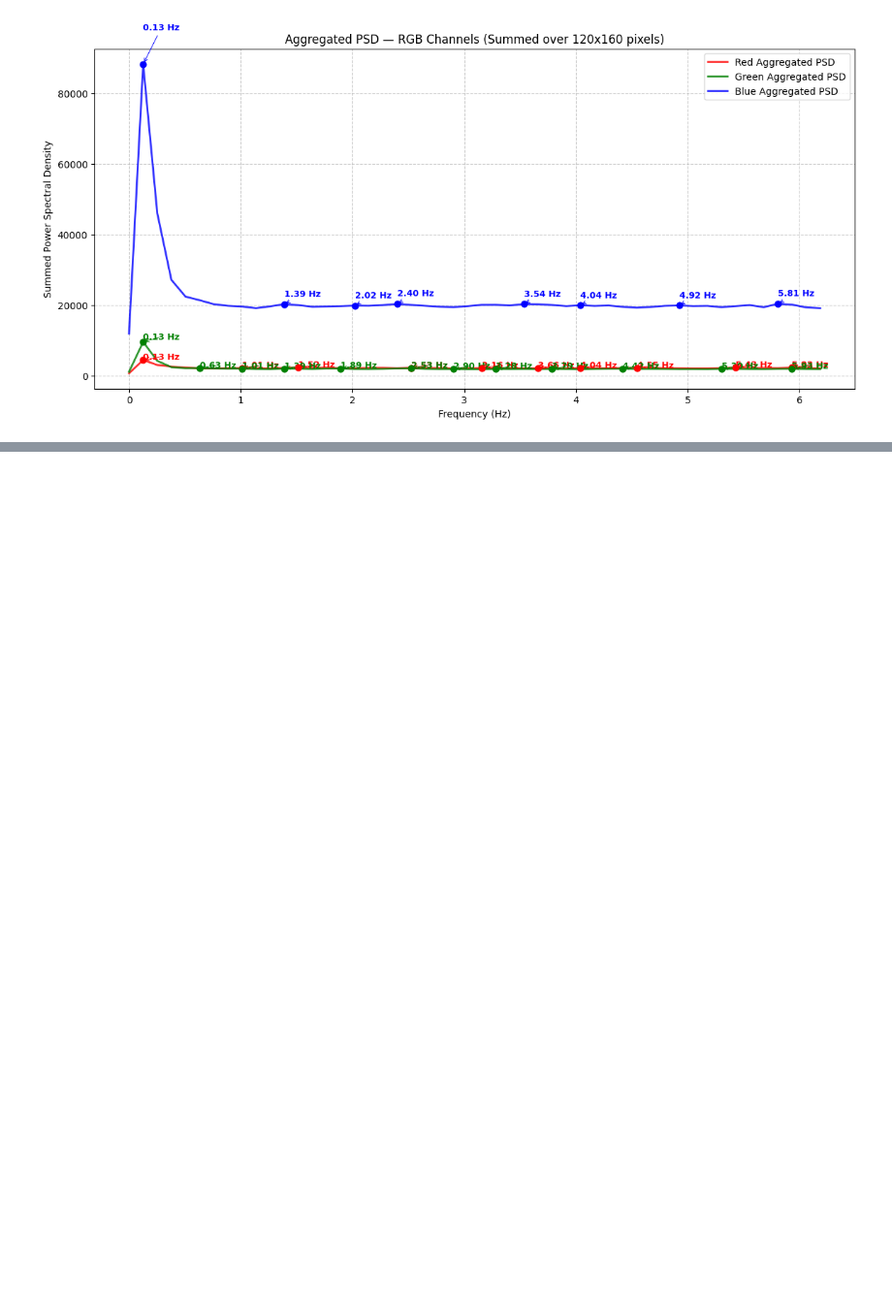
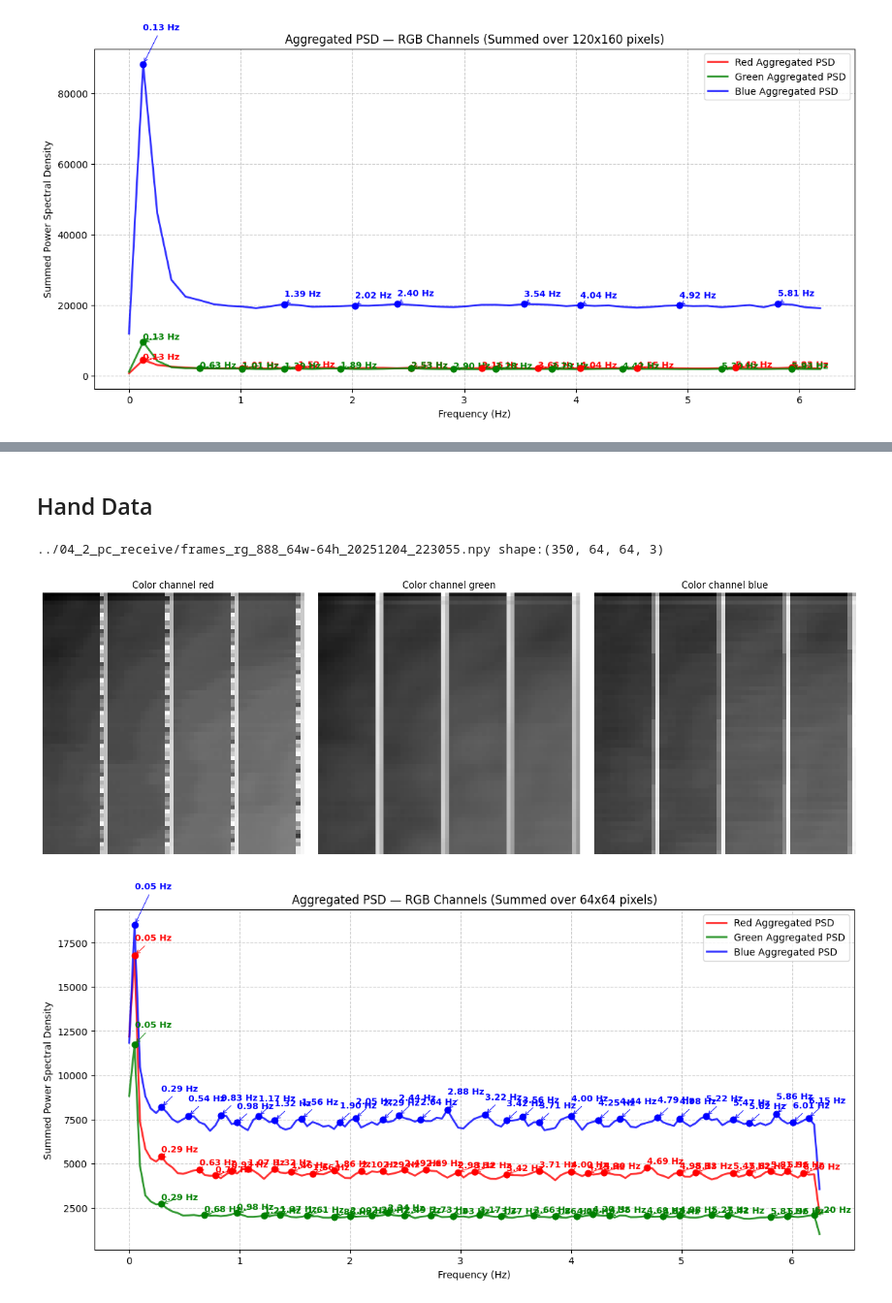
Before and after one commit to Dav-11/spo2_touchless, a Jupyter notebook: 04_capture+receive+process/04_3_pc_process/data_process.ipynb, the cells around one changed output, grey strips where cells are left out. Shown at 97% size. Cells and saved outputs as stored; diff of their text form; code cells hidden in the pictures; blank space fills up the shorter version.

```diff
--- a/04_capture+receive+process/04_3_pc_process/data_process.ipynb
+++ b/04_capture+receive+process/04_3_pc_process/data_process.ipynb
@@ -171,0 +216,10 @@ plot_aggregated_psd_rgb(data_3)
+# %% [markdown]
+## Hand Data
+# %%
+data_1 = load_data("../04_2_pc_receive/frames_rg_888_64w-64h_20251204_223055.npy")
+plot_pixel_change_matrix(data_1)
+plot_aggregated_psd_rgb(data_1)
+# %% [output]
+../04_2_pc_receive/frames_rg_888_64w-64h_20251204_223055.npy shape:(350, 64, 64, 3)
+[figure, added]
+[figure, added]
```
Also changed, not shown: parts of 7 cells of this notebook, 5 other files.
